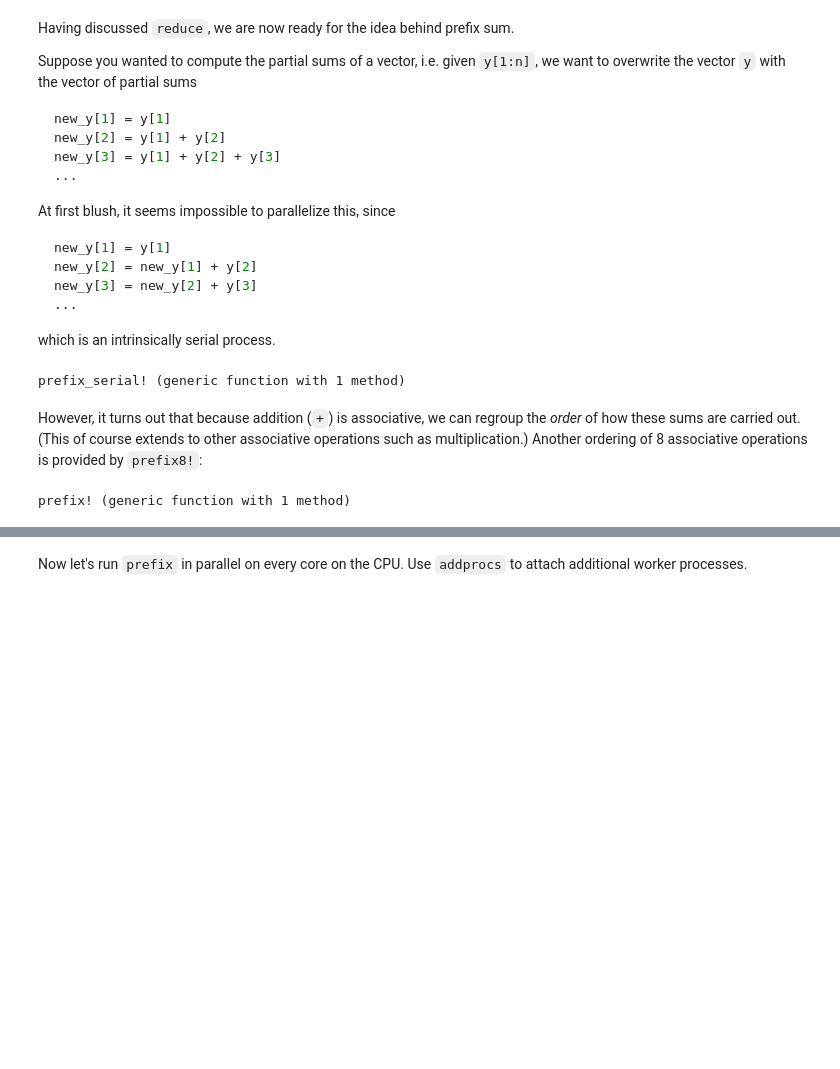
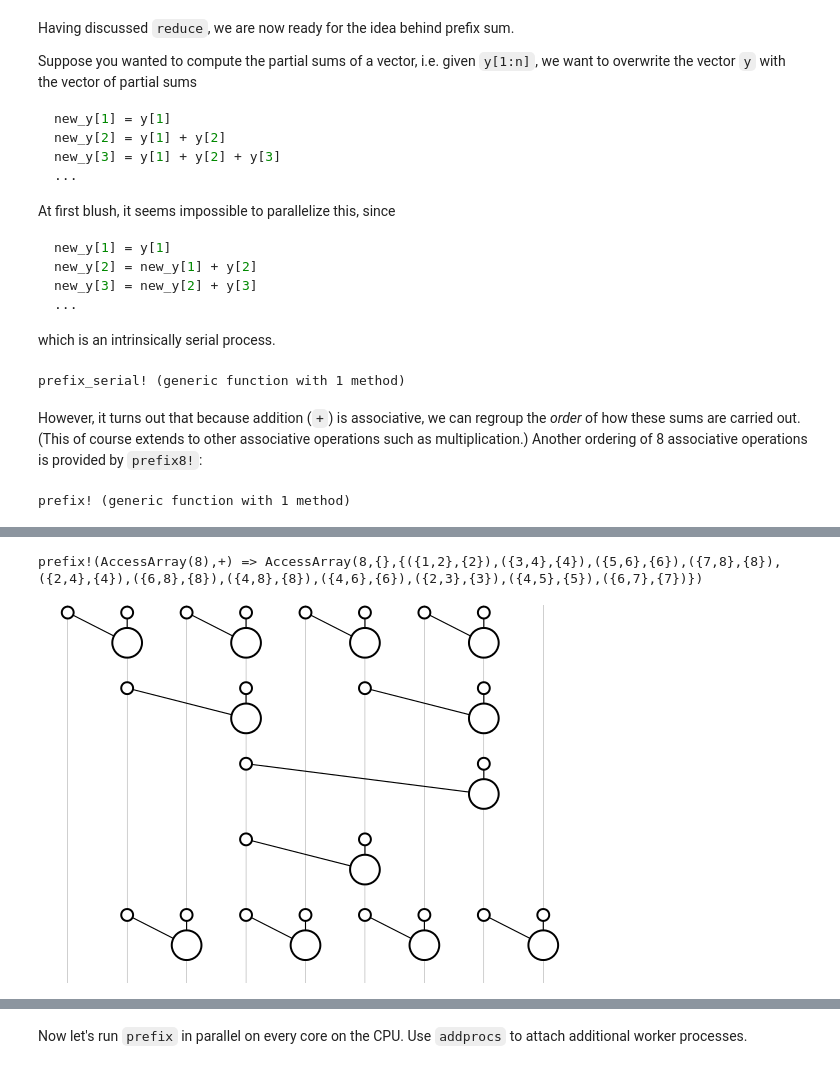
Before and after one commit to jiahao/ijulia-notebooks, a Jupyter notebook: 2014-08-06-parallel-prefix.ipynb, the cells around one changed output, grey strips where cells are left out. Cells and saved outputs as stored; diff of their text form; code cells hidden in the pictures; blank space fills up the shorter version.

```diff
--- a/2014-08-06-parallel-prefix.ipynb
+++ b/2014-08-06-parallel-prefix.ipynb
@@ -214,0 +285,17 @@ Context(BoundingBox(Measure{MeasureNil,MeasureNil}(0.0,MeasureNil(),MeasureNil()
+# %%
+function prefix!(y, +)
+    l=length(y)
+    k=iceil(log2(l))
+    @inbounds for j=1:k, i=2^j:2^j:min(l, 2^k)              #"reduce"
+        y[i] = y[i-2^(j-1)] + y[i]
+    end
+    @inbounds for j=(k-1):-1:1, i=3*2^(j-1):2^j:min(l, 2^k) #"broadcast"
+        y[i] = y[i-2^(j-1)] + y[i]
+    end
+    y
+end
+@show prefix!(AccessArray(8),+)
+render(prefix!(AccessArray(9),+))
+# %% [output]
+prefix!(AccessArray(8),+) => AccessArray(8,{},{({1,2},{2}),({3,4},{4}),({5,6},{6}),({7,8},{8}),({2,4},{4}),({6,8},{8}),({4,8},{8}),({4,6},{6}),({2,3},{3}),({4,5},{5}),({6,7},{7})})
+[figure, added]
```
Also changed, not shown: parts of 47 cells of this notebook.
